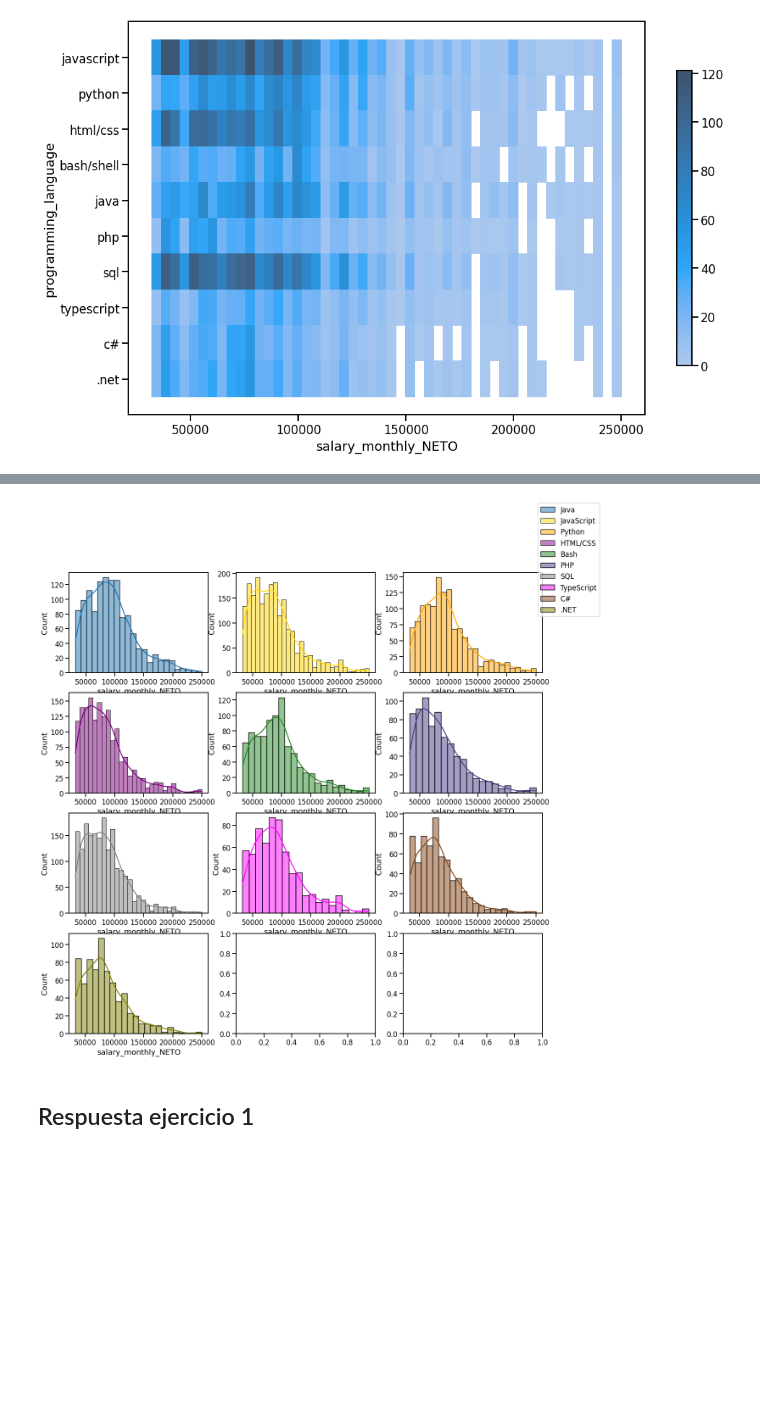
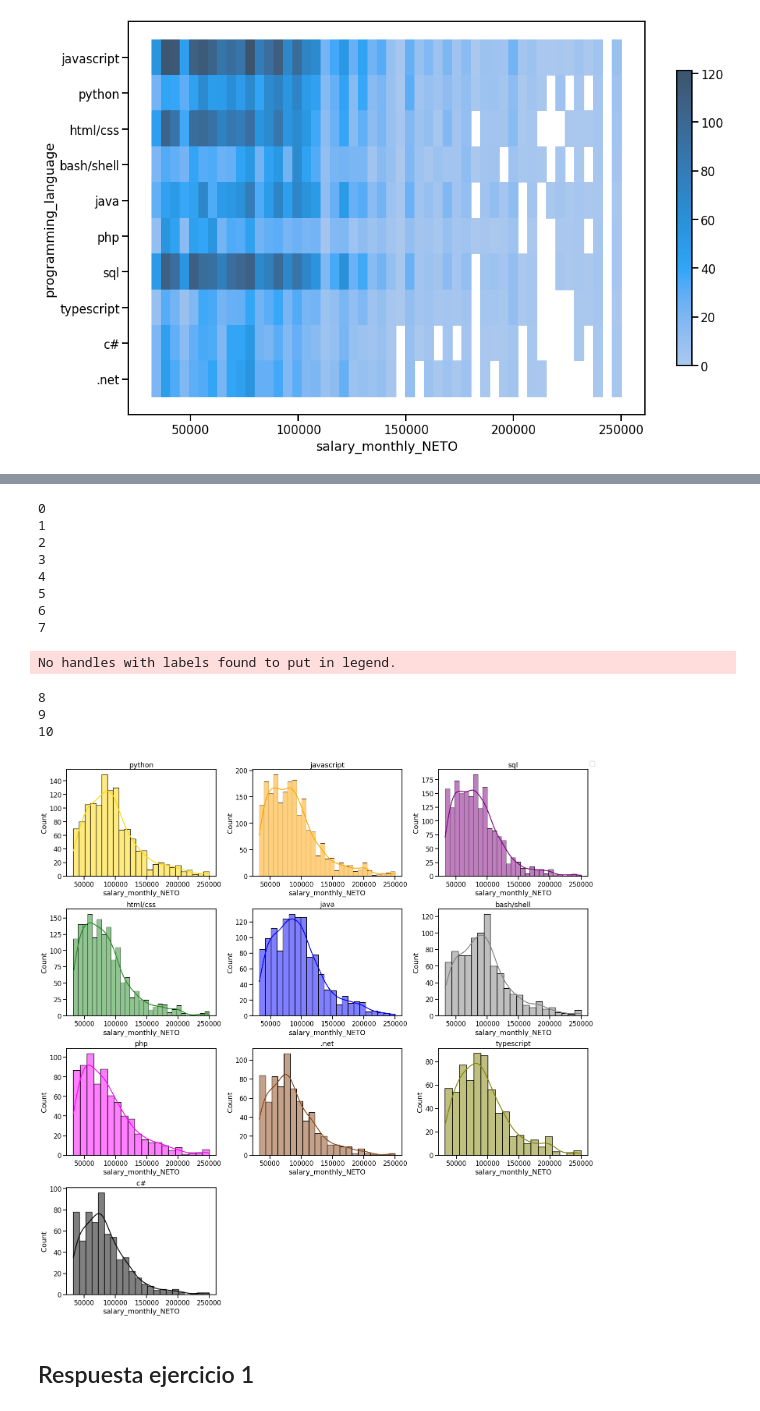
Before and after one commit to Natali-PP/diplodatos2021, a Jupyter notebook: AnalisiYVisualizacion/Entregable_Parte_1.ipynb, the cells around one changed output, grey strips where cells are left out. Cells and saved outputs as stored; diff of their text form; code cells hidden in the pictures; blank space fills up the shorter version.

```diff
--- a/AnalisiYVisualizacion/Entregable_Parte_1.ipynb
+++ b/AnalisiYVisualizacion/Entregable_Parte_1.ipynb
@@ -317,7 +317,12 @@ seaborn.histplot(x=df_filtered['salary_monthly_NETO'], y=df_filtered["programmin
 def get_sub_df_for_lang(lang):
   return df_filtered[ df_filtered["programming_language"]== lang]
 
+temp_list_lang = []
+for lang in interesting_languages:
+  temp_list_lang.append((lang,get_sub_df_for_lang(lang)))
+
 #get_sub_df_for_lang('java').describe()
+"""
 java_cols=get_sub_df_for_lang('java')
 js_cols=get_sub_df_for_lang('javascript')
 python_cols=get_sub_df_for_lang('python')
@@ -328,5 +333,6 @@ sql_cols=get_sub_df_for_lang('sql')
 ts_cols=get_sub_df_for_lang('typescript')
 c_sharp_cols=get_sub_df_for_lang('c#')
 dot_net_cols=get_sub_df_for_lang('.net')
+"""
 #java_cols.salary_monthly_NETO
 #seaborn.histplot(x=df_filtered[ x== "javascript" for x in df["programming_language"]], ax=axes[0,0],kde=True)
@@ -332,0 +341,2 @@ dot_net_cols=get_sub_df_for_lang('.net')
+# %%
+colors = ["gold","orange","purple","forestgreen","blue","gray","magenta","saddlebrown","olive","black"]
@@ -333,20 +347,46 @@ dot_net_cols=get_sub_df_for_lang('.net')
 # %%
 fig, axes = plt.subplots(figsize=(20, 20), nrows=4, ncols=3)
-axes[0,0].
+k=0
+for i in range(4):
+  for j in range(3):
+      print(k)
+      if k>=10:
+        break
+      axes[i,j].title.set_text(temp_list_lang[k][0])
+      seaborn.histplot(x=temp_list_lang[k][1]['salary_monthly_NETO'], ax=axes[i,j],color=colors[k], kde=True)
+      k+=1
+
+"""
 seaborn.histplot(x=java_cols['salary_monthly_NETO'], ax=axes[0,0],kde=True, label="Java")
 seaborn.histplot(x=js_cols['salary_monthly_NETO'], ax=axes[0,1],kde=True, color="gold", label="JavaScript")
 seaborn.histplot(x=python_cols['salary_monthly_NETO'], ax=axes[0,2],kde=True, color="orange", label="Python")
 seaborn.histplot(x=html_css_cols['salary_monthly_NETO'], ax=axes[1,0],kde=True, color="purple", label="HTML/CSS")
 seaborn.histplot(x=bash_cols['salary_monthly_NETO'], ax=axes[1,1],kde=True,  color="forestgreen",label="Bash")
 seaborn.histplot(x=php_cols['salary_monthly_NETO'], ax=axes[1,2],kde=True,color="darkslateblue", label="PHP")
 seaborn.histplot(x=sql_cols['salary_monthly_NETO'], ax=axes[2,0],kde=True, color="gray",label="SQL")
 seaborn.histplot(x=ts_cols['salary_monthly_NETO'], ax=axes[2,1],kde=True, color="magenta",label="TypeScript")
 seaborn.histplot(x=c_sharp_cols['salary_monthly_NETO'], ax=axes[2,2],kde=True,color="saddlebrown", label="C#")
 seaborn.histplot(x=dot_net_cols['salary_monthly_NETO'], ax=axes[3,0],kde=True, color="olive",label=".NET")
+"""
 fig.legend()
+fig.tight_layout()
+fig.delaxes(axes[3, 1])
+fig.delaxes(axes[3, 2])
 plt.ticklabel_format(style='plain', axis='x')
 # %% [output]
+0
+1
+2
+3
+4
+5
+6
+7
+No handles with labels found to put in legend.
+8
+9
+10
-[figure, old version]
+[figure, new version]
 # %% [markdown]
 ## Respuesta ejercicio 1
 # %% [markdown]
```
Also changed, not shown: parts of 2 cells of this notebook.
